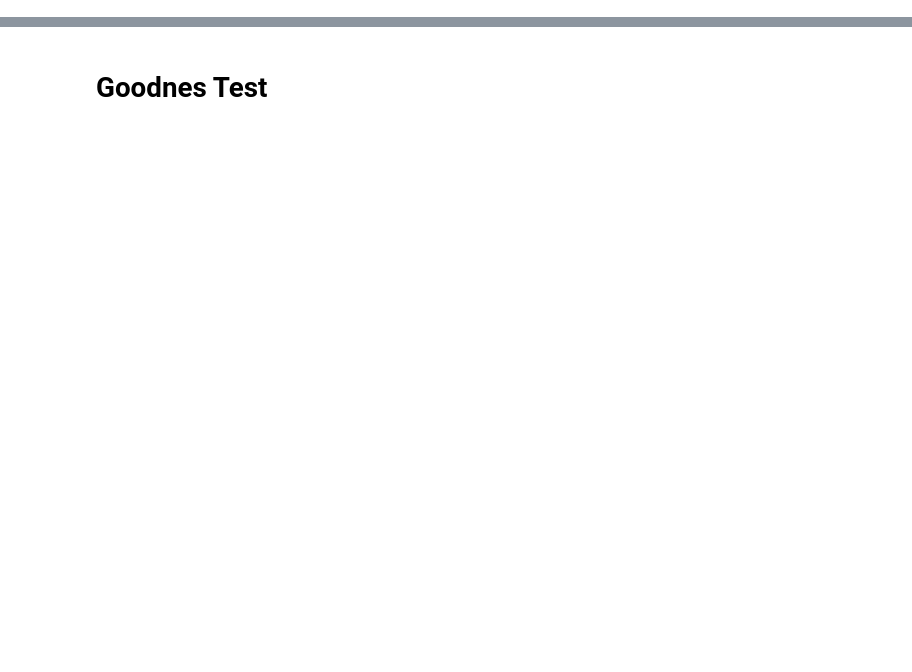
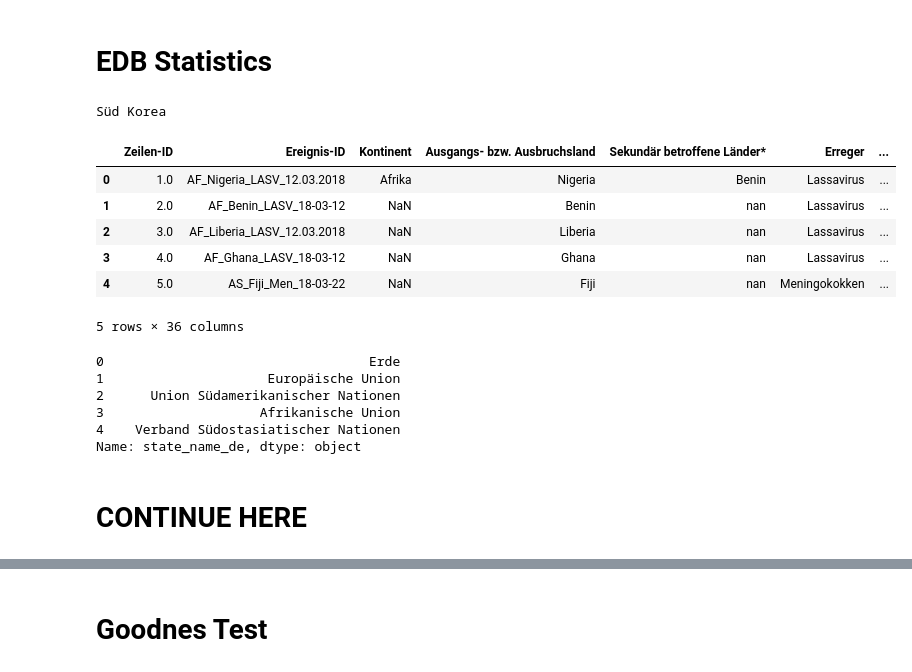
Before and after one commit to aauss/EventEpi, a Jupyter notebook: Example_analysis.ipynb, the cells around one changed output, grey strips where cells are left out. Cells and saved outputs as stored; diff of their text form; code cells hidden in the pictures; blank space fills up the shorter version.

```diff
--- a/Example_analysis.ipynb
+++ b/Example_analysis.ipynb
@@ -62,0 +56,16 @@ for column in sources_filtered.columns[::-3]: # Use only the columns mentioning
+# %% [markdown]
+# EDB Statistics
+# %%
+edb = get_edb()
+# %% [output]
+Süd Korea
+# %%
+edb.head()
+# %% [output]
+|  | Zeilen-ID | Ereignis-ID | Kontinent | Ausgangs- bzw. Ausbruchsland | Sekundär betroffene Länder* | Erreger | ... |
+| 0 | 1.0 | AF_Nigeria_LASV_12.03.2018 | Afrika | Nigeria | Benin | Lassavirus | ... |
+| 1 | 2.0 | AF_Benin_LASV_18-03-12 | NaN | Benin | nan | Lassavirus | ... |
+| 2 | 3.0 | AF_Liberia_LASV_12.03.2018 | NaN | Liberia | nan | Lassavirus | ... |
+| 3 | 4.0 | AF_Ghana_LASV_18-03-12 | NaN | Ghana | nan | Lassavirus | ... |
+| 4 | 5.0 | AS_Fiji_Men_18-03-22 | NaN | Fiji | nan | Meningokokken | ... |
+5 rows × 36 columns
@@ -62,0 +87,10 @@ for column in sources_filtered.columns[::-3]: # Use only the columns mentioning
+# %%
+look = get_wiki_countries_df()["state_name_de"]
+look.head()
+# %% [output]
+0                                  Erde
+1                     Europäische Union
+2      Union Südamerikanischer Nationen
+3                    Afrikanische Union
+4    Verband Südostasiatischer Nationen
+Name: state_name_de, dtype: object
@@ -62,0 +99,2 @@ for column in sources_filtered.columns[::-3]: # Use only the columns mentioning
+# %% [markdown]
+# CONTINUE HERE
```
Also changed, not shown: parts of 59 cells of this notebook.
